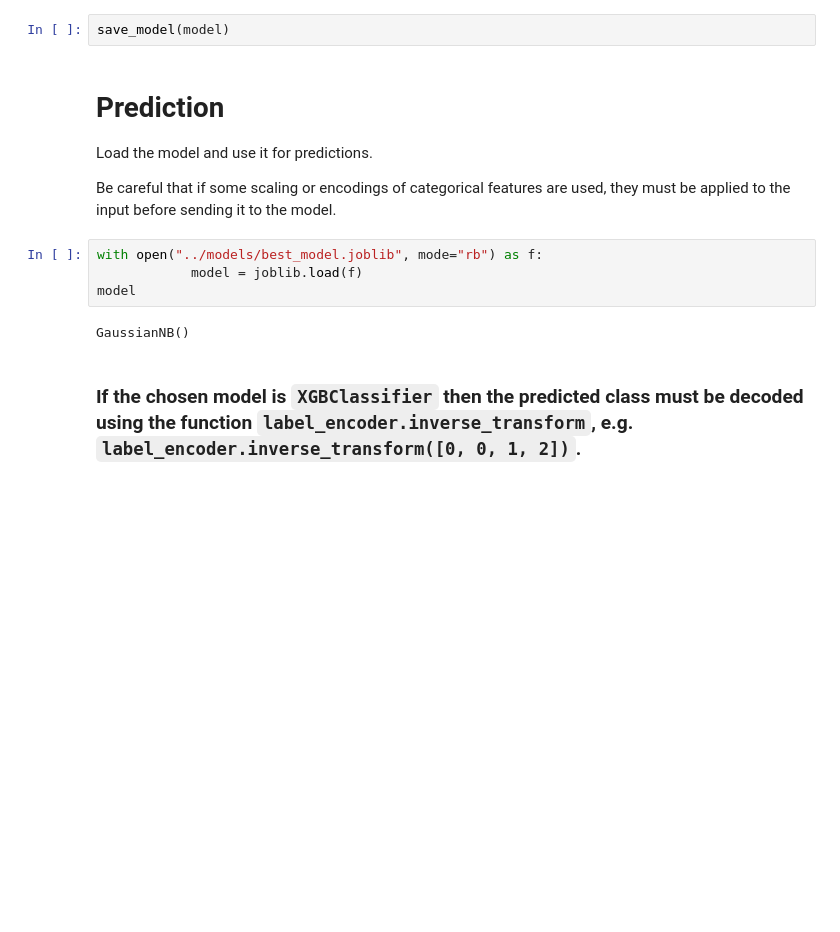
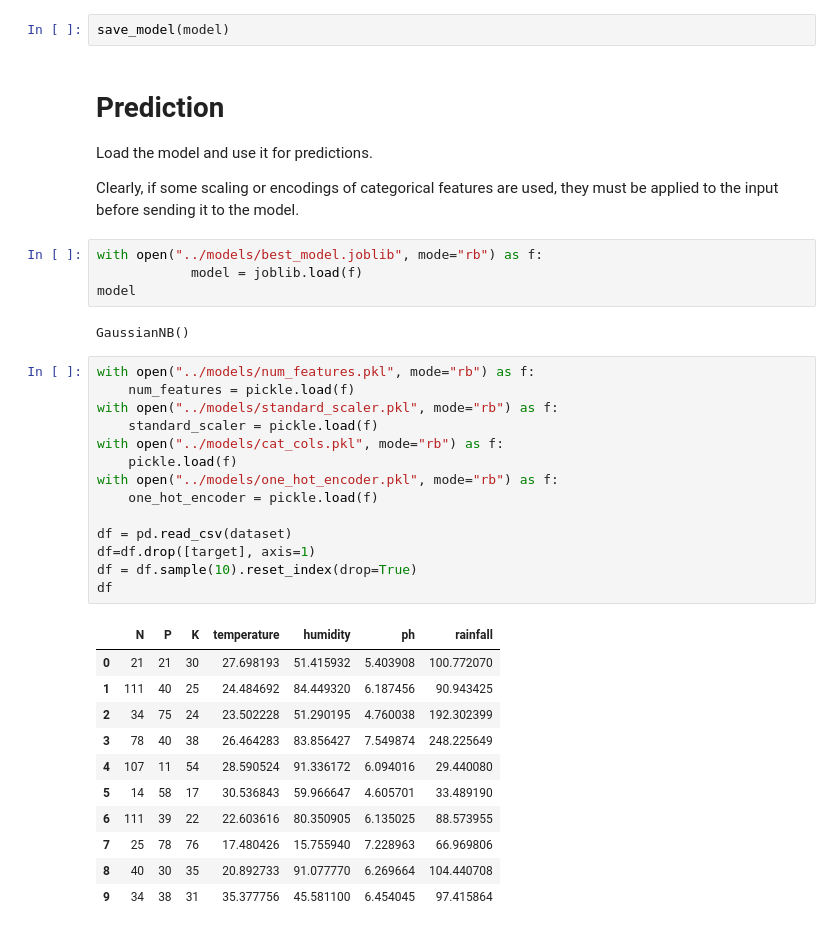
Before and after one commit to aleconf/ml_scaffolding, a Jupyter notebook: notebooks/ml_project_template.ipynb, the cells around one changed output. Saved outputs shown, nothing was run; the diff lists cells and outputs as text; blank space fills up the shorter version.

Commit message:
Added a section on making predictions using the saved trained model.

```diff
--- a/notebooks/ml_project_template.ipynb
+++ b/notebooks/ml_project_template.ipynb
@@ -791,12 +803,36 @@ save_model(model)
 # Prediction
 Load the model and use it for predictions.
 
-Be careful that if some scaling or encodings of categorical features are used, they must be applied to the input before sending it to the model.
+Clearly, if some scaling or encodings of categorical features are used, they must be applied to the input before sending it to the model.
 # %%
 with open("../models/best_model.joblib", mode="rb") as f:
             model = joblib.load(f)
 model
 # %% [output]
 GaussianNB()
-# %% [markdown]
-### If the chosen model is `XGBClassifier` then the predicted class must be decoded using the function `label_encoder.inverse_transform`, e.g. `label_encoder.inverse_transform([0, 0, 1, 2])`.
+# %%
+with open("../models/num_features.pkl", mode="rb") as f:
+    num_features = pickle.load(f)
+with open("../models/standard_scaler.pkl", mode="rb") as f:
+    standard_scaler = pickle.load(f)
+with open("../models/cat_cols.pkl", mode="rb") as f:
+    pickle.load(f)
+with open("../models/one_hot_encoder.pkl", mode="rb") as f:
+    one_hot_encoder = pickle.load(f)
+
+df = pd.read_csv(dataset)
+df=df.drop([target], axis=1)
+df = df.sample(10).reset_index(drop=True)
+df
+# %% [output]
+|  | N | P | K | temperature | humidity | ph | rainfall |
+| 0 | 21 | 21 | 30 | 27.698193 | 51.415932 | 5.403908 | 100.772070 |
+| 1 | 111 | 40 | 25 | 24.484692 | 84.449320 | 6.187456 | 90.943425 |
+| 2 | 34 | 75 | 24 | 23.502228 | 51.290195 | 4.760038 | 192.302399 |
+| 3 | 78 | 40 | 38 | 26.464283 | 83.856427 | 7.549874 | 248.225649 |
+| 4 | 107 | 11 | 54 | 28.590524 | 91.336172 | 6.094016 | 29.440080 |
+| 5 | 14 | 58 | 17 | 30.536843 | 59.966647 | 4.605701 | 33.489190 |
+| 6 | 111 | 39 | 22 | 22.603616 | 80.350905 | 6.135025 | 88.573955 |
+| 7 | 25 | 78 | 76 | 17.480426 | 15.755940 | 7.228963 | 66.969806 |
+| 8 | 40 | 30 | 35 | 20.892733 | 91.077770 | 6.269664 | 104.440708 |
+| 9 | 34 | 38 | 31 | 35.377756 | 45.581100 | 6.454045 | 97.415864 |
```
Also changed, not shown: parts of 13 cells of this notebook, 2 other files.
